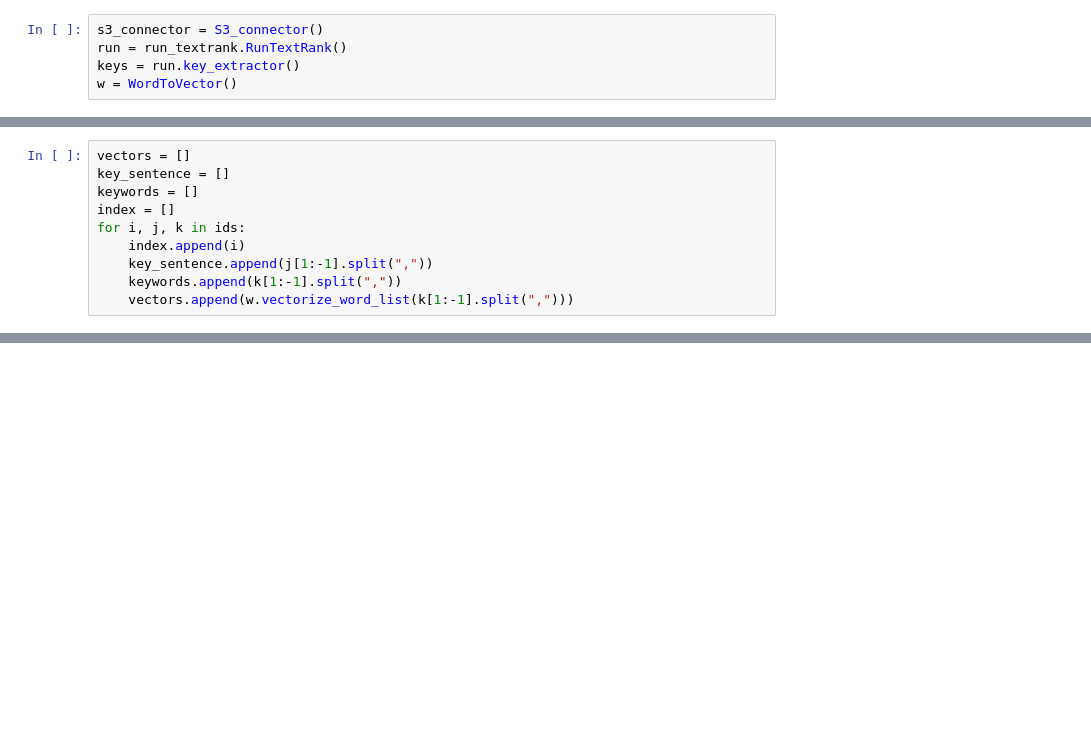
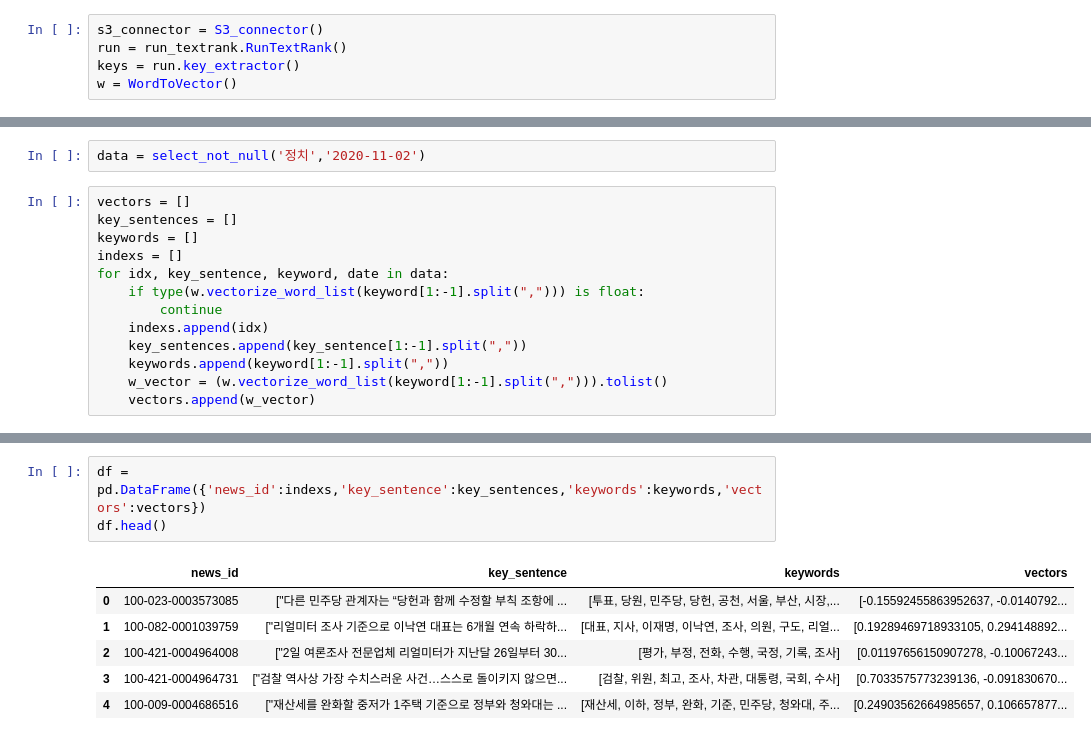
Before and after one commit to seungsu3579/newsdesk, a Jupyter notebook: model/check_redundancy.ipynb, the cells around one changed output, grey strips where cells are left out. Drawn from its saved outputs; the diff is of its cells as text; blank space fills up the shorter version.

```diff
--- a/model/check_redundancy.ipynb
+++ b/model/check_redundancy.ipynb
@@ -47,10 +19,0 @@ for i in tqdm(ids):
-# %%
-vectors = []
-key_sentence = []
-keywords = []
-index = []
-for i, j, k in ids:
-    index.append(i)
-    key_sentence.append(j[1:-1].split(","))
-    keywords.append(k[1:-1].split(","))
-    vectors.append(w.vectorize_word_list(k[1:-1].split(",")))
@@ -162,0 +20,15 @@ plt.plot([i for i in range(len(values))][0:200], values[0:200])
+# %%
+data = select_not_null('정치','2020-11-02')
+# %%
+vectors = []
+key_sentences = []
+keywords = []
+indexs = []
+for idx, key_sentence, keyword, date in data:
+    if type(w.vectorize_word_list(keyword[1:-1].split(","))) is float:
+        continue
+    indexs.append(idx)
+    key_sentences.append(key_sentence[1:-1].split(","))
+    keywords.append(keyword[1:-1].split(","))
+    w_vector = (w.vectorize_word_list(keyword[1:-1].split(","))).tolist()
+    vectors.append(w_vector)
@@ -162,0 +55,10 @@ plt.plot([i for i in range(len(values))][0:200], values[0:200])
+# %%
+df = pd.DataFrame({'news_id':indexs,'key_sentence':key_sentences,'keywords':keywords,'vectors':vectors})
+df.head()
+# %% [output]
+|  | news_id | key_sentence | keywords | vectors |
+| 0 | 100-023-0003573085 | ["다른 민주당 관계자는 “당헌과 함께 수정할 부칙 조항에 ... | [투표, 당원, 민주당, 당헌, 공천, 서울, 부산, 시장,... | [-0.15592455863952637, -0.0140792... |
+| 1 | 100-082-0001039759 | ["리얼미터 조사 기준으로 이낙연 대표는 6개월 연속 하락하... | [대표, 지사, 이재명, 이낙연, 조사, 의원, 구도, 리얼... | [0.19289469718933105, 0.294148892... |
+| 2 | 100-421-0004964008 | ["2일 여론조사 전문업체 리얼미터가 지난달 26일부터 30... | [평가, 부정, 전화, 수행, 국정, 기록, 조사] | [0.01197656150907278, -0.10067243... |
+| 3 | 100-421-0004964731 | ["검찰 역사상 가장 수치스러운 사건…스스로 돌이키지 않으면... | [검찰, 위원, 최고, 조사, 차관, 대통령, 국회, 수사] | [0.7033575773239136, -0.091830670... |
+| 4 | 100-009-0004686516 | ["재산세를 완화할 중저가 1주택 기준으로 정부와 청와대는 ... | [재산세, 이하, 정부, 완화, 기준, 민주당, 청와대, 주... | [0.24903562664985657, 0.106657877... |
```
Also changed, not shown: parts of 36 cells of this notebook, 8 other files.
